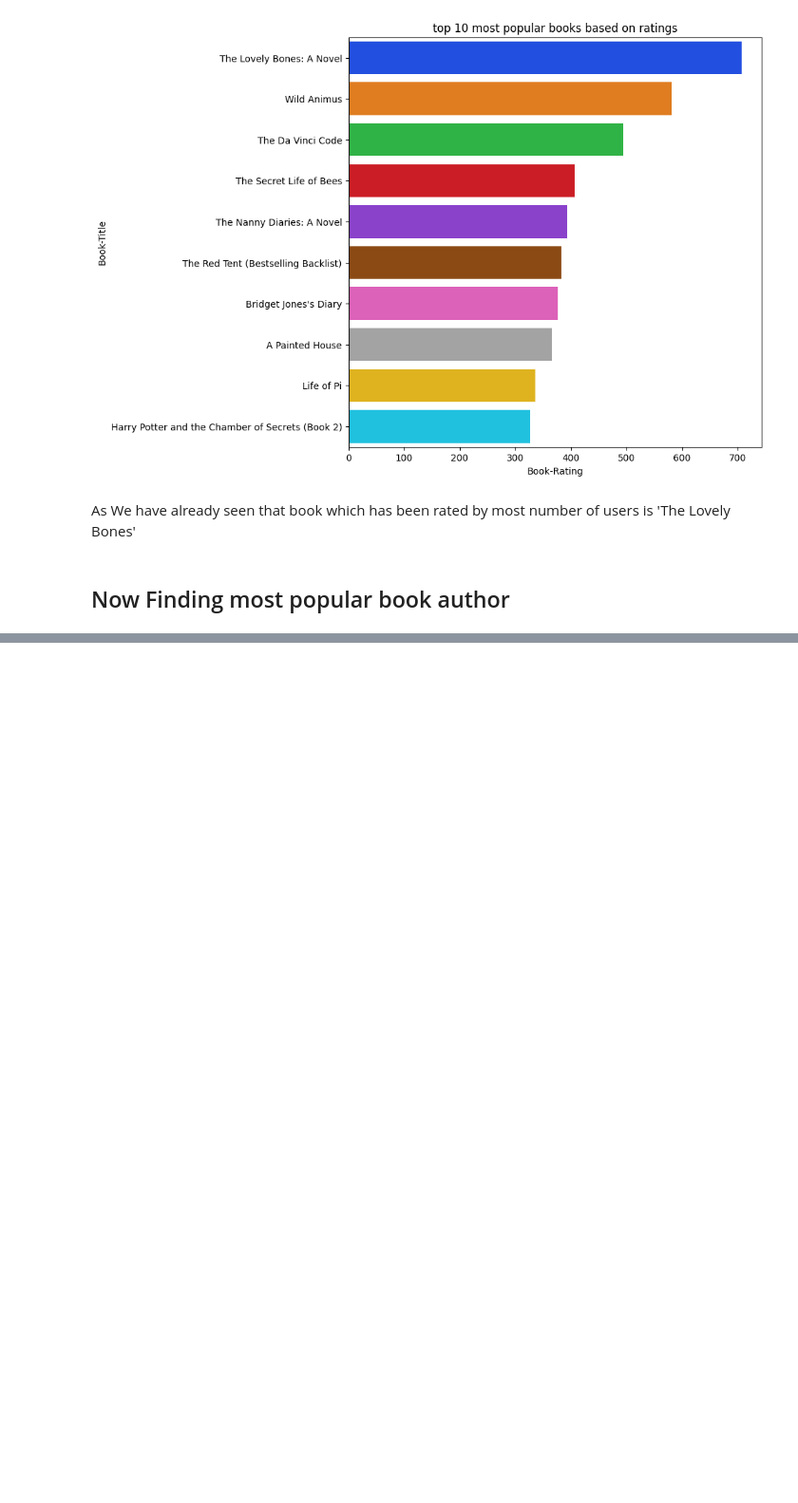
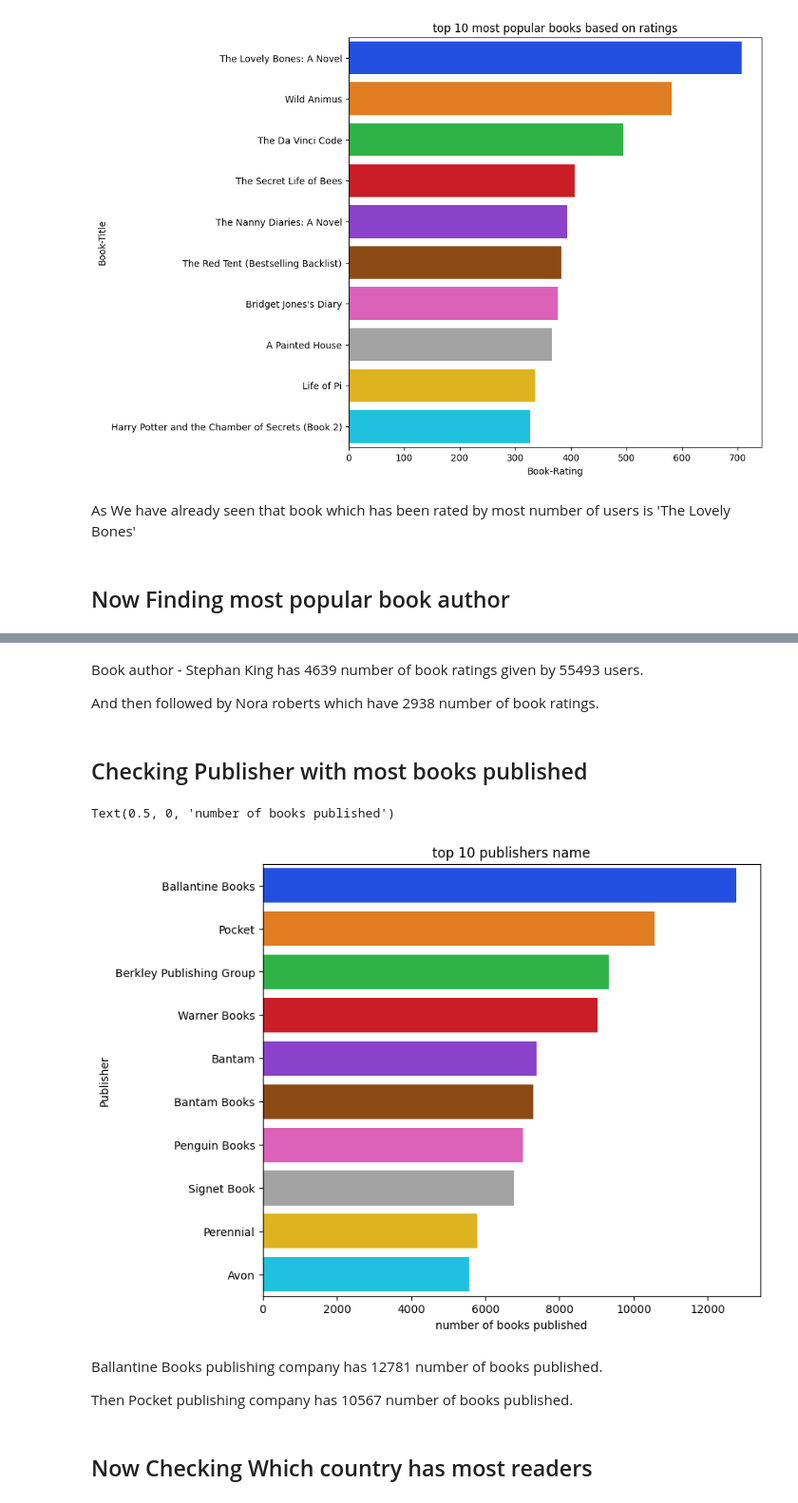
Before and after one commit to Suraj-7077/Unsupervised-ML-Book-Recommendation-system-Model, a Jupyter notebook: Unsupervised_ML_Capstone_Project_IV_.ipynb, the cells around one changed output, grey strips where cells are left out. Shown at 95% size. Saved outputs shown, nothing was run; the diff lists cells and outputs as text; code cells hidden in the pictures; blank space fills up the shorter version.

```diff
--- a/Unsupervised_ML_Capstone_Project_IV_.ipynb
+++ b/Unsupervised_ML_Capstone_Project_IV_.ipynb
@@ -949,0 +960,23 @@ As We have already  seen that  book which has been rated by most number of users
+# %% [markdown]
+Book author - Stephan King has 4639 number of book ratings given by 55493 users.
+
+And then followed by Nora roberts which have 2938 number of book ratings.
+# %% [markdown]
+## Checking Publisher with most books published
+# %%
+# grouping publishers feature with number of book-titles in dataframe
+publishers_books_counts = final_df.groupby('Publisher')['Book-Title'].count().reset_index().sort_values(by= 'Book-Title', ascending=False)[:10]
+
+plt.figure(figsize=(8,7))
+sns.barplot(data=publishers_books_counts, y= 'Publisher', x='Book-Title', palette='bright')
+plt.title('top 10 publishers name')
+plt.xlabel('number of books published')
+# %% [output]
+Text(0.5, 0, 'number of books published')
+[figure, added]
+# %% [markdown]
+Ballantine Books	publishing company has 12781 number of books published.
+
+Then Pocket	publishing company has 10567 number of books published.
+# %% [markdown]
+## Now Checking Which country has most readers
```
Also changed, not shown: parts of 21 cells of this notebook.
